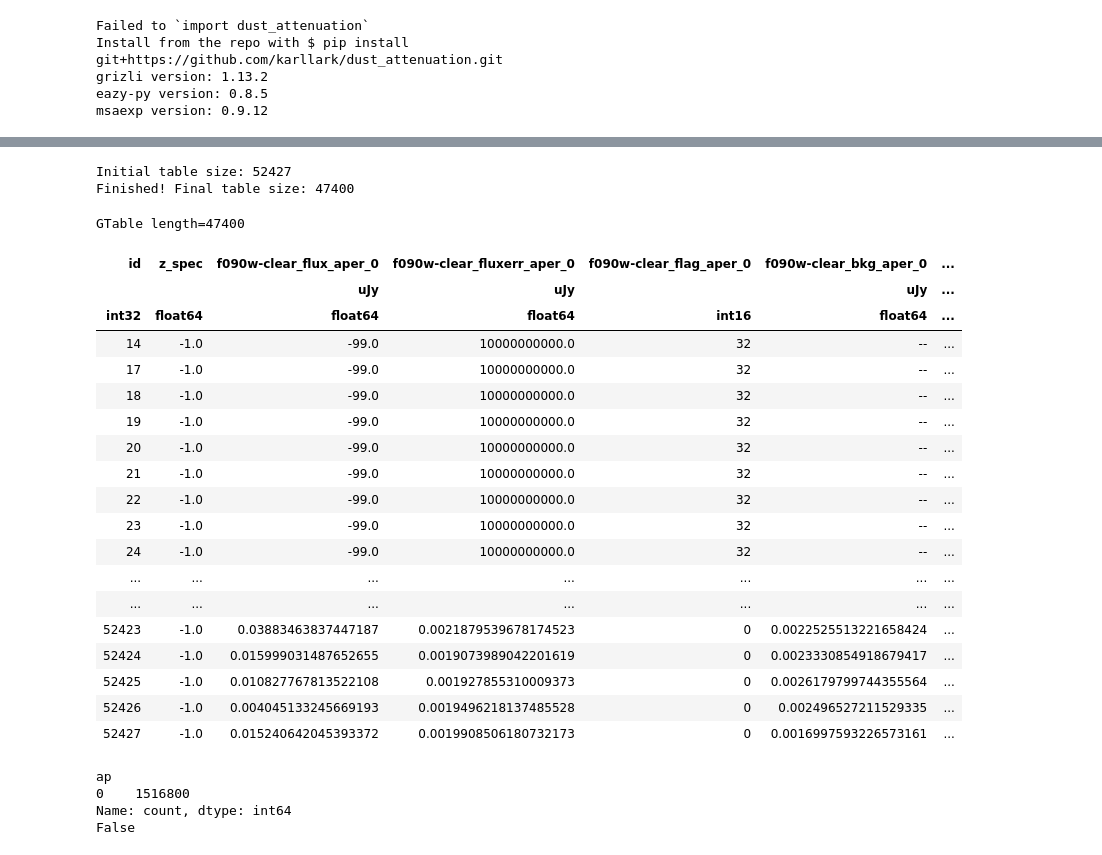
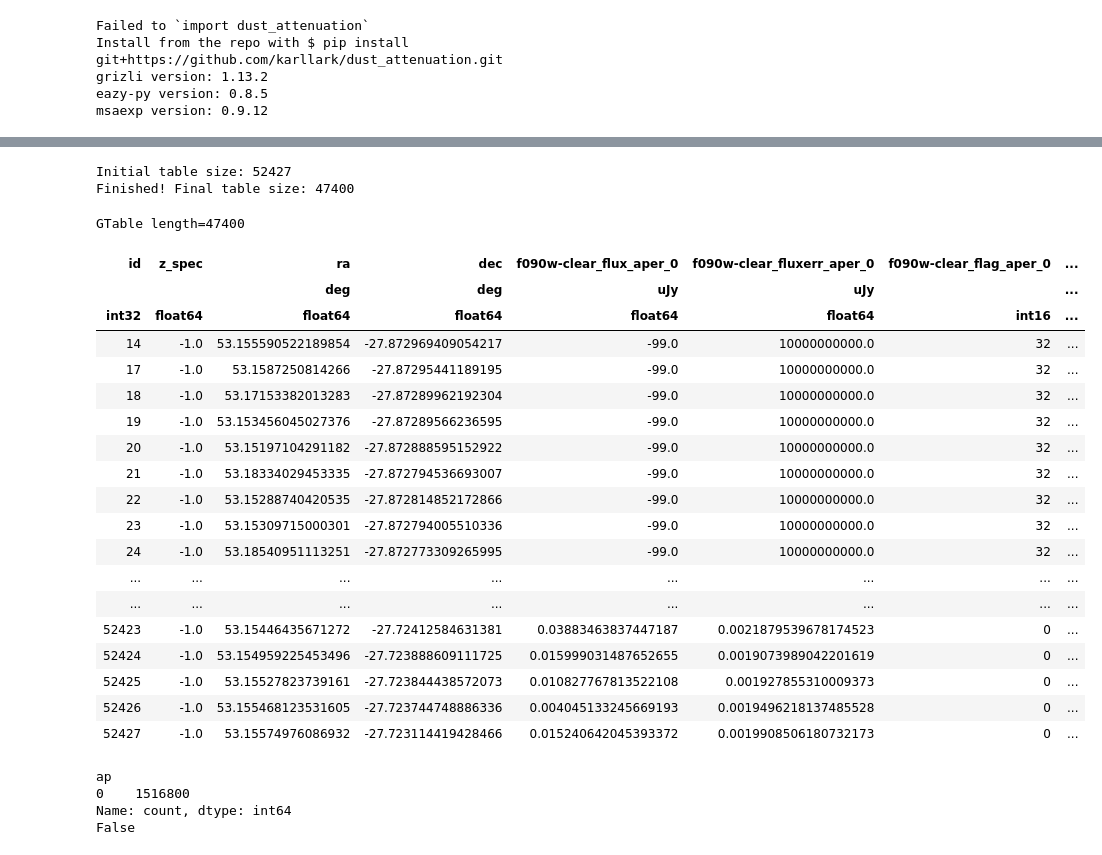
Before and after one commit to sfremy/my-eazy-jwst, a Jupyter notebook: scripts/z_visualization.ipynb, the cells around one changed output, grey strips where cells are left out. Cells and saved outputs as stored; diff of their text form; code cells hidden in the pictures.

```diff
--- a/scripts/z_visualization.ipynb
+++ b/scripts/z_visualization.ipynb
@@ -130,7 +130,7 @@ import re
 # --- Process photometric catalog ---
 
 # Extract filter data columns
-keep = ["id", "z_spec"]
+keep = ["id", "z_spec", "ra", "dec"]
 
 for col in phot.colnames:
     if re.match(r"f\d", col):
@@ -160,52 +160,52 @@ flag_cols.sort()
 for fcol, ecol, flagcol in zip(flux_cols, err_cols, flag_cols):
 
     bad = tab2[flagcol] != 0            # flag ≠ 0 → bad measurement
 
     # Replace bad or NaN fluxes/errors with EAZY-missing
     tab2[fcol][bad] = BAD_FLUX
     tab2[ecol][bad] = BAD_ERR
 
     # Also catch NaNs
     nan = np.isnan(tab2[fcol]) | np.isnan(tab2[ecol])
     tab2[fcol][nan] = BAD_FLUX
     tab2[ecol][nan] = BAD_ERR
 
 # --- Step 3: Remove rows with no usable data ---
 # a row is "good" if any band has (flux != BAD_FLUX) AND (error != BAD_ERR)
 has_data = np.zeros(len(tab2), dtype=bool)
 
 for fcol, ecol in zip(flux_cols, err_cols):
     valid = (tab2[fcol] != BAD_FLUX) & (tab2[ecol] != BAD_ERR)
     has_data |= valid
 
 # Filter the table
 tab3 = tab2[has_data]
 print("Finished! Final table size:", len(tab3))
 
 tab3
 # %% [output]
 Initial table size: 52427
 Finished! Final table size: 47400
 GTable length=47400
-| id | z_spec | f090w-clear_flux_aper_0 | f090w-clear_fluxerr_aper_0 | f090w-clear_flag_aper_0 | f090w-clear_bkg_aper_0 | ... |
-|  |  | uJy | uJy |  | uJy | ... |
-| int32 | float64 | float64 | float64 | int16 | float64 | ... |
-| 14 | -1.0 | -99.0 | 10000000000.0 | 32 | -- | ... |
-| 17 | -1.0 | -99.0 | 10000000000.0 | 32 | -- | ... |
-| 18 | -1.0 | -99.0 | 10000000000.0 | 32 | -- | ... |
-| 19 | -1.0 | -99.0 | 10000000000.0 | 32 | -- | ... |
-| 20 | -1.0 | -99.0 | 10000000000.0 | 32 | -- | ... |
-| 21 | -1.0 | -99.0 | 10000000000.0 | 32 | -- | ... |
-| 22 | -1.0 | -99.0 | 10000000000.0 | 32 | -- | ... |
-| 23 | -1.0 | -99.0 | 10000000000.0 | 32 | -- | ... |
-| 24 | -1.0 | -99.0 | 10000000000.0 | 32 | -- | ... |
-| ... | ... | ... | ... | ... | ... | ... |
-| ... | ... | ... | ... | ... | ... | ... |
-| 52423 | -1.0 | 0.03883463837447187 | 0.0021879539678174523 | 0 | 0.0022525513221658424 | ... |
-| 52424 | -1.0 | 0.015999031487652655 | 0.0019073989042201619 | 0 | 0.0023330854918679417 | ... |
-| 52425 | -1.0 | 0.010827767813522108 | 0.001927855310009373 | 0 | 0.0026179799744355564 | ... |
-| 52426 | -1.0 | 0.004045133245669193 | 0.0019496218137485528 | 0 | 0.002496527211529335 | ... |
-| 52427 | -1.0 | 0.015240642045393372 | 0.0019908506180732173 | 0 | 0.0016997593226573161 | ... |
+| id | z_spec | ra | dec | f090w-clear_flux_aper_0 | f090w-clear_fluxerr_aper_0 | f090w-clear_flag_aper_0 | ... |
+|  |  | deg | deg | uJy | uJy |  | ... |
+| int32 | float64 | float64 | float64 | float64 | float64 | int16 | ... |
+| 14 | -1.0 | 53.155590522189854 | -27.872969409054217 | -99.0 | 10000000000.0 | 32 | ... |
+| 17 | -1.0 | 53.1587250814266 | -27.87295441189195 | -99.0 | 10000000000.0 | 32 | ... |
+| 18 | -1.0 | 53.17153382013283 | -27.87289962192304 | -99.0 | 10000000000.0 | 32 | ... |
+| 19 | -1.0 | 53.153456045027376 | -27.87289566236595 | -99.0 | 10000000000.0 | 32 | ... |
+| 20 | -1.0 | 53.15197104291182 | -27.872888595152922 | -99.0 | 10000000000.0 | 32 | ... |
+| 21 | -1.0 | 53.18334029453335 | -27.872794536693007 | -99.0 | 10000000000.0 | 32 | ... |
+| 22 | -1.0 | 53.15288740420535 | -27.872814852172866 | -99.0 | 10000000000.0 | 32 | ... |
+| 23 | -1.0 | 53.15309715000301 | -27.872794005510336 | -99.0 | 10000000000.0 | 32 | ... |
+| 24 | -1.0 | 53.18540951113251 | -27.872773309265995 | -99.0 | 10000000000.0 | 32 | ... |
+| ... | ... | ... | ... | ... | ... | ... | ... |
+| ... | ... | ... | ... | ... | ... | ... | ... |
+| 52423 | -1.0 | 53.15446435671272 | -27.72412584631381 | 0.03883463837447187 | 0.0021879539678174523 | 0 | ... |
+| 52424 | -1.0 | 53.154959225453496 | -27.723888609111725 | 0.015999031487652655 | 0.0019073989042201619 | 0 | ... |
+| 52425 | -1.0 | 53.15527823739161 | -27.723844438572073 | 0.010827767813522108 | 0.001927855310009373 | 0 | ... |
+| 52426 | -1.0 | 53.155468123531605 | -27.723744748886336 | 0.004045133245669193 | 0.0019496218137485528 | 0 | ... |
+| 52427 | -1.0 | 53.15574976086932 | -27.723114419428466 | 0.015240642045393372 | 0.0019908506180732173 | 0 | ... |
 # %%
 import pandas as pd
 
```
Also changed, not shown: parts of 4 cells of this notebook, 2 other files.
